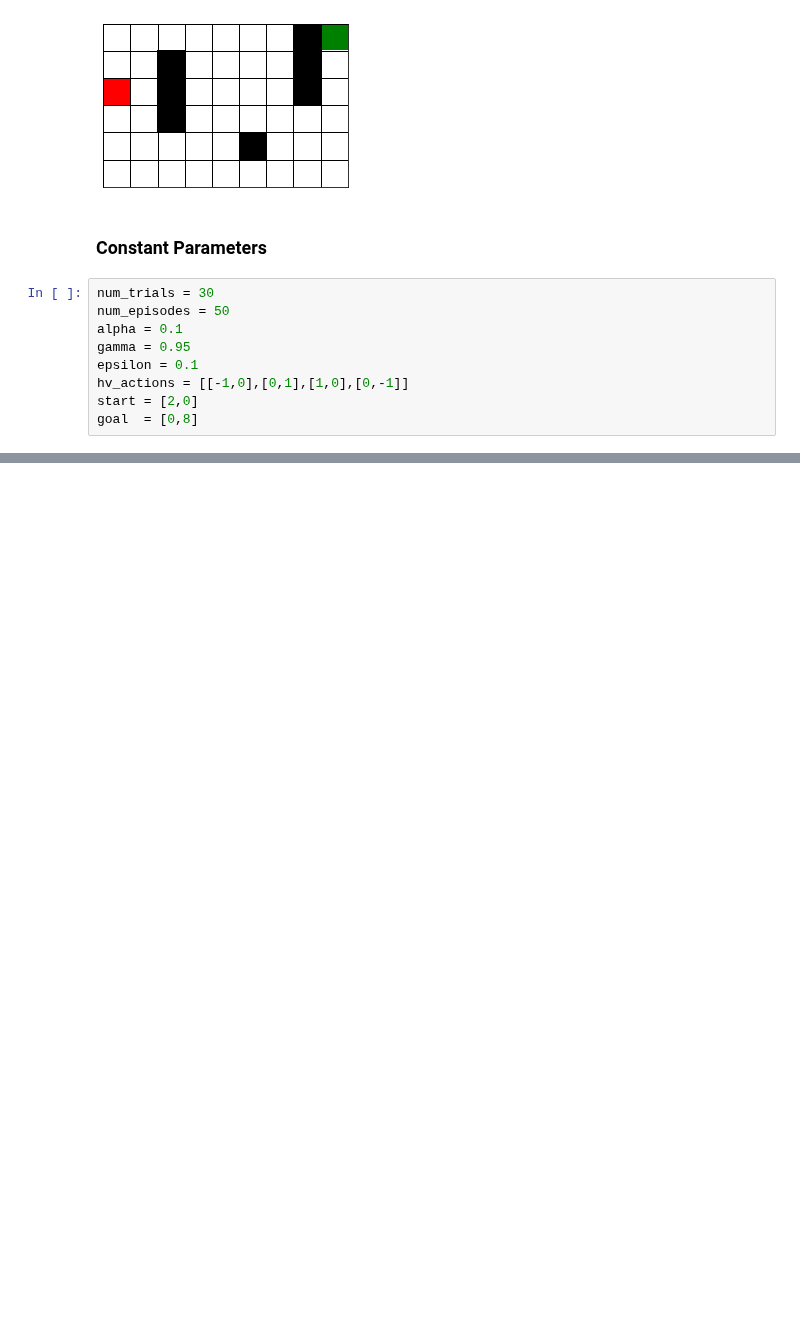
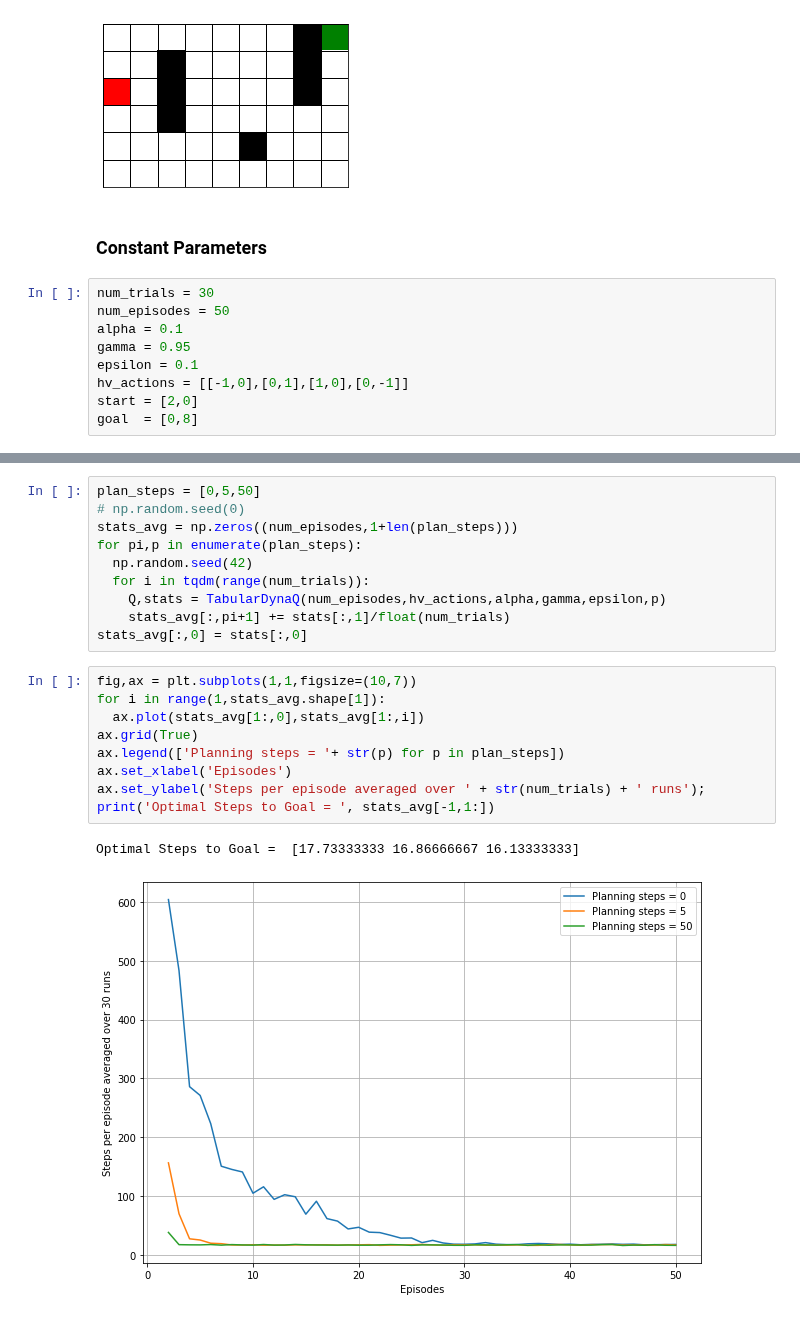
Before and after one commit to chandrusuresh/ReinforcementLearning, a Jupyter notebook: Ch8-Integrated_Planning_Learning/Dyna_Q.ipynb, the cells around one changed output, grey strips where cells are left out. Cells and saved outputs as stored; diff of their text form; blank space fills up the shorter version.

Commit message:
Final solution to DynaQ without documentation

```diff
--- a/Ch8-Integrated_Planning_Learning/Dyna_Q.ipynb
+++ b/Ch8-Integrated_Planning_Learning/Dyna_Q.ipynb
@@ -112,0 +129,22 @@ def play(map,init):
+# %%
+plan_steps = [0,5,50]
+# np.random.seed(0)
+stats_avg = np.zeros((num_episodes,1+len(plan_steps)))
+for pi,p in enumerate(plan_steps):
+  np.random.seed(42)
+  for i in tqdm(range(num_trials)):
+    Q,stats = TabularDynaQ(num_episodes,hv_actions,alpha,gamma,epsilon,p)
+    stats_avg[:,pi+1] += stats[:,1]/float(num_trials)
+stats_avg[:,0] = stats[:,0]
+# %%
+fig,ax = plt.subplots(1,1,figsize=(10,7))
+for i in range(1,stats_avg.shape[1]):
+  ax.plot(stats_avg[1:,0],stats_avg[1:,i])
+ax.grid(True)
+ax.legend(['Planning steps = '+ str(p) for p in plan_steps])
+ax.set_xlabel('Episodes')
+ax.set_ylabel('Steps per episode averaged over ' + str(num_trials) + ' runs');
+print('Optimal Steps to Goal = ', stats_avg[-1,1:])
+# %% [output]
+Optimal Steps to Goal =  [17.73333333 16.86666667 16.13333333]
+[figure, added]
```
Also changed, not shown: parts of 2 cells of this notebook.
